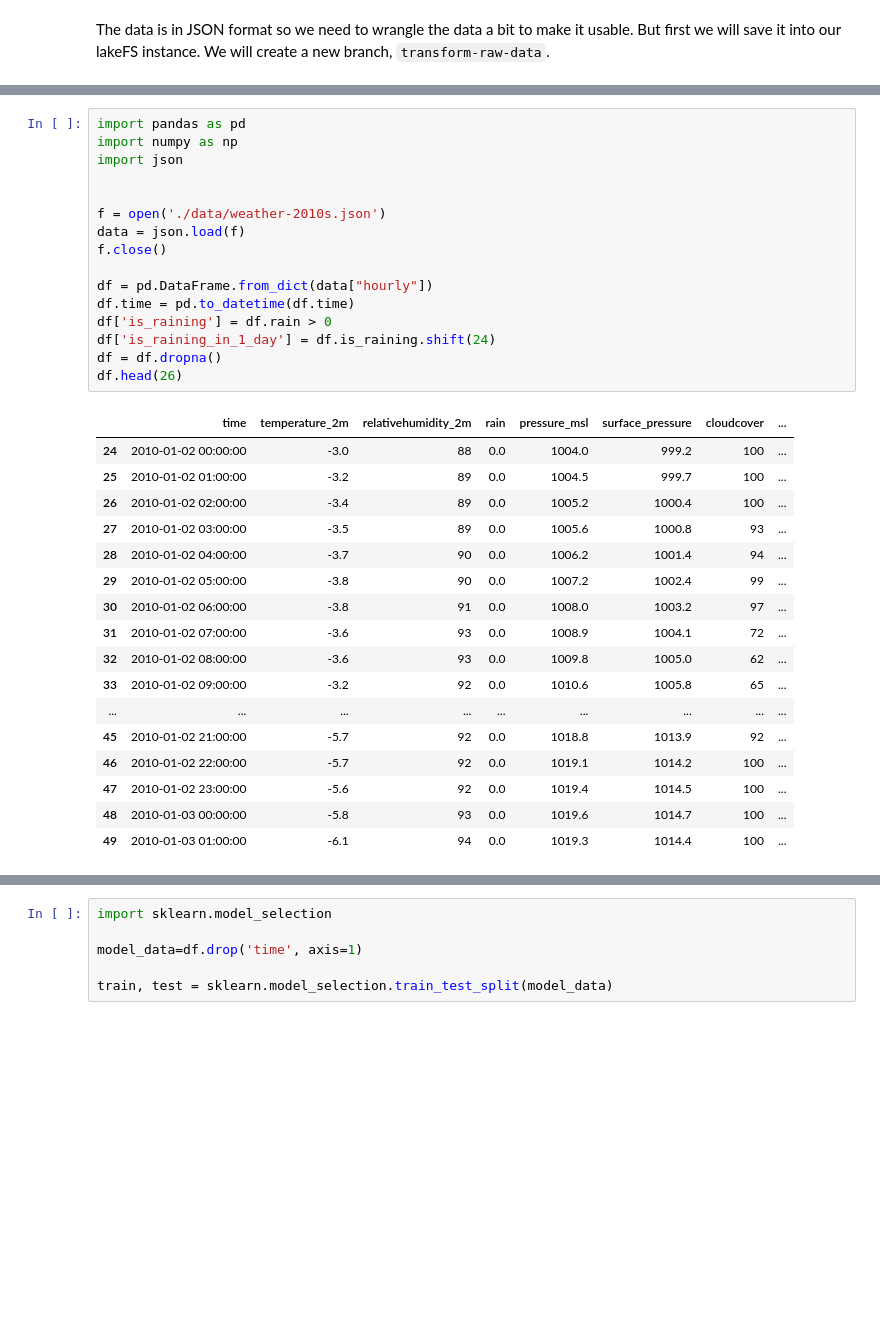
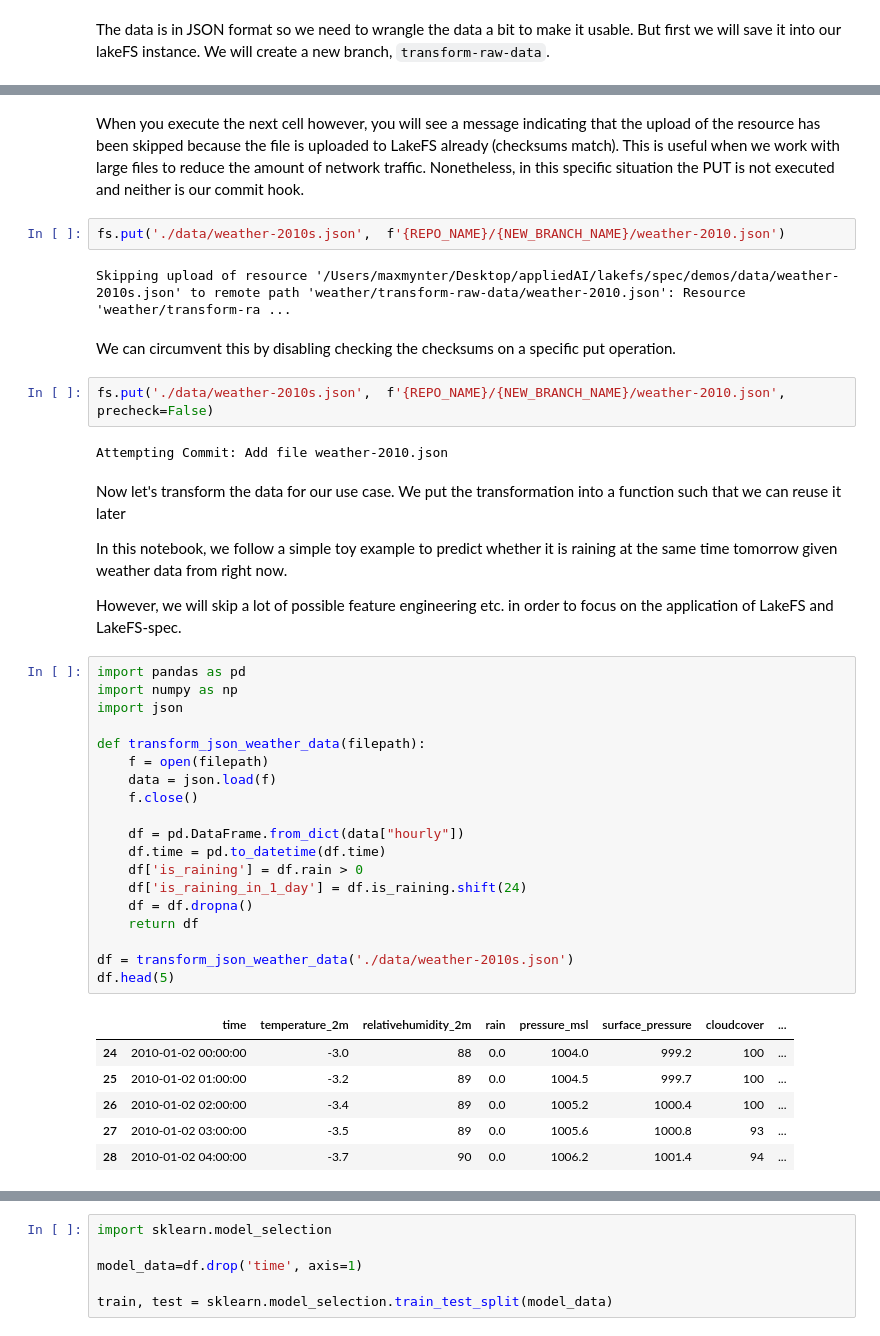
Before and after one commit to aai-institute/lakefs-spec, a Jupyter notebook: demos/rain_prediction.ipynb, the cells around one changed output, grey strips where cells are left out. Cells and saved outputs as stored; diff of their text form; blank space fills up the shorter version.

Commit message:
docs(Demo): :construction: WIP

```diff
--- a/demos/rain_prediction.ipynb
+++ b/demos/rain_prediction.ipynb
@@ -54,35 +55,45 @@ Now let's transform the data for our use case.
+# %% [markdown]
+When you execute the next cell however, you will see a message indicating that the upload of the resource has been skipped because the file is uploaded to LakeFS already (checksums match). This is useful when we work with large files to reduce the amount of network traffic. Nonetheless, in this specific situation the PUT is not executed and neither is our commit hook.
+# %%
+fs.put('./data/weather-2010s.json',  f'{REPO_NAME}/{NEW_BRANCH_NAME}/weather-2010.json')
+# %% [output]
+Skipping upload of resource '/Users/maxmynter/Desktop/appliedAI/lakefs/spec/demos/data/weather-2010s.json' to remote path 'weather/transform-raw-data/weather-2010.json': Resource 'weather/transform-ra ...
+# %% [markdown]
+We can circumvent this by disabling checking the checksums on a specific put operation.
+# %%
+fs.put('./data/weather-2010s.json',  f'{REPO_NAME}/{NEW_BRANCH_NAME}/weather-2010.json', precheck=False)
+# %% [output]
+Attempting Commit: Add file weather-2010.json
+# %% [markdown]
+Now let's transform the data for our use case. We put the transformation into a function such that we can reuse it later
+
+In this notebook, we follow a simple toy example to predict whether it is raining at the same time tomorrow given weather data from right now.
+
+However, we will skip a lot of possible feature engineering etc. in order to focus on the application of LakeFS and LakeFS-spec.
 # %%
 import pandas as pd
 import numpy as np
 import json
 
+def transform_json_weather_data(filepath):
+    f = open(filepath)
+    data = json.load(f)
+    f.close()
 
-f = open('./data/weather-2010s.json')
-data = json.load(f)
-f.close()
+    df = pd.DataFrame.from_dict(data["hourly"])
+    df.time = pd.to_datetime(df.time)
+    df['is_raining'] = df.rain > 0
+    df['is_raining_in_1_day'] = df.is_raining.shift(24)
+    df = df.dropna()
+    return df
 
-df = pd.DataFrame.from_dict(data["hourly"])
-df.time = pd.to_datetime(df.time)
-df['is_raining'] = df.rain > 0
-df['is_raining_in_1_day'] = df.is_raining.shift(24)
-df = df.dropna()
-df.head(26)
+df = transform_json_weather_data('./data/weather-2010s.json')
+df.head(5)
 # %% [output]
 |  | time | temperature_2m | relativehumidity_2m | rain | pressure_msl | surface_pressure | cloudcover | ... |
 | 24 | 2010-01-02 00:00:00 | -3.0 | 88 | 0.0 | 1004.0 | 999.2 | 100 | ... |
 | 25 | 2010-01-02 01:00:00 | -3.2 | 89 | 0.0 | 1004.5 | 999.7 | 100 | ... |
 | 26 | 2010-01-02 02:00:00 | -3.4 | 89 | 0.0 | 1005.2 | 1000.4 | 100 | ... |
 | 27 | 2010-01-02 03:00:00 | -3.5 | 89 | 0.0 | 1005.6 | 1000.8 | 93 | ... |
 | 28 | 2010-01-02 04:00:00 | -3.7 | 90 | 0.0 | 1006.2 | 1001.4 | 94 | ... |
-| 29 | 2010-01-02 05:00:00 | -3.8 | 90 | 0.0 | 1007.2 | 1002.4 | 99 | ... |
-| 30 | 2010-01-02 06:00:00 | -3.8 | 91 | 0.0 | 1008.0 | 1003.2 | 97 | ... |
-| 31 | 2010-01-02 07:00:00 | -3.6 | 93 | 0.0 | 1008.9 | 1004.1 | 72 | ... |
-| 32 | 2010-01-02 08:00:00 | -3.6 | 93 | 0.0 | 1009.8 | 1005.0 | 62 | ... |
-| 33 | 2010-01-02 09:00:00 | -3.2 | 92 | 0.0 | 1010.6 | 1005.8 | 65 | ... |
-| ... | ... | ... | ... | ... | ... | ... | ... | ... |
-| 45 | 2010-01-02 21:00:00 | -5.7 | 92 | 0.0 | 1018.8 | 1013.9 | 92 | ... |
-| 46 | 2010-01-02 22:00:00 | -5.7 | 92 | 0.0 | 1019.1 | 1014.2 | 100 | ... |
-| 47 | 2010-01-02 23:00:00 | -5.6 | 92 | 0.0 | 1019.4 | 1014.5 | 100 | ... |
-| 48 | 2010-01-03 00:00:00 | -5.8 | 93 | 0.0 | 1019.6 | 1014.7 | 100 | ... |
-| 49 | 2010-01-03 01:00:00 | -6.1 | 94 | 0.0 | 1019.3 | 1014.4 | 100 | ... |
 # %% [markdown]
```
Also changed, not shown: parts of 72 cells of this notebook, 1 other file.
